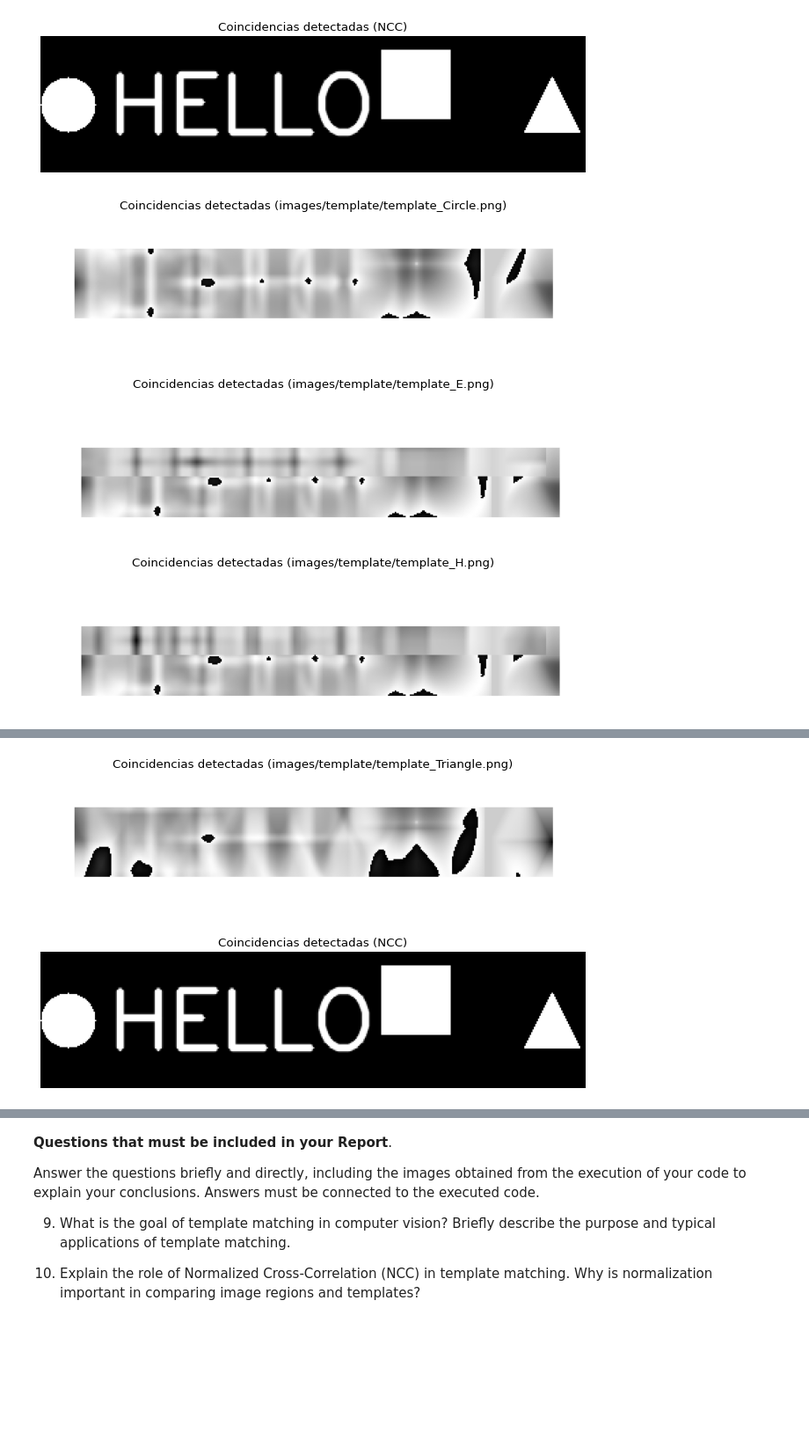
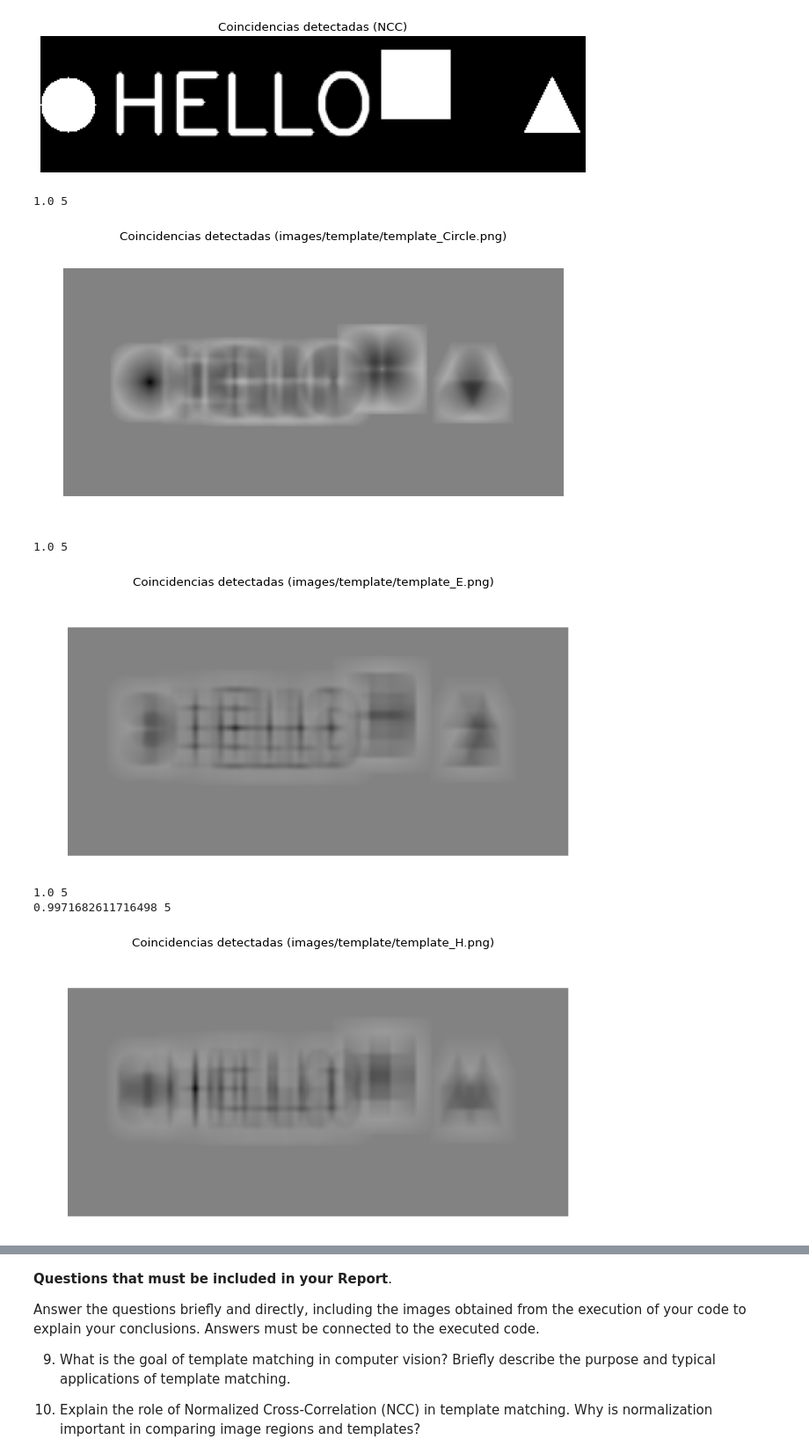
Before and after one commit to Pablo-H-H/Proyecto-1-Vision-Por-Computador, a Jupyter notebook: Project1.ipynb, the cells around one changed output, grey strips where cells are left out. Shown at 88% size. Cells and saved outputs as stored; diff of their text form; code cells hidden in the pictures; blank space fills up the shorter version.

```diff
--- a/Project1.ipynb
+++ b/Project1.ipynb
@@ -653,7 +653,9 @@ def draw_bounding_boxesDIF(image, matches, template_shape):
     tmpl_height, tmpl_width = template_shape
     for level, (y, x) in matches:
         # Draw rectangle (bounding box)
-        output_image[y + tmpl_height//2, x + tmpl_width//2] = 255 - ((level * 200) + 50 ) # Change this gray level as needed.
+        output_image[y + tmpl_height//2, x + tmpl_width//2] = 255 - ((level * 125) + 125 ) # Change this gray level as needed.
+        if output_image[y + tmpl_height//2, x + tmpl_width//2] < 10 :
+            print(level, output_image[y + tmpl_height//2, x + tmpl_width//2])
 
     return output_image
 # %%
@@ -850,7 +852,7 @@ plt.show()
 # %%
 # Load image
 image = cv2.imread("images/template/template_example.png", 0)
-image = np.pad(image, 0)
+image = np.pad(image, 100)
 
 # Load templates
 files_path = ["images/template/template_Circle.png",
@@ -874,33 +876,37 @@ threshold = 0.8
 
 i = 0
 # Perform template matching for each template
 for template, shape in templates:
   matches = normalized_cross_correlation(image, template)
   matches = filter_resultsDIF(matches, threshold)
 
   all_matches.extend(matches)
   # # Draw bounding boxes around matches
   result_image = draw_bounding_boxesDIF(image, all_matches, shape)
 
   # Display result image
   # Your code goes here!
 
   plt.figure(figsize=(10, 8), dpi=80)
   plt.imshow(cv2.cvtColor(result_image, cv2.COLOR_BGR2RGB))
   plt.title(f"Coincidencias detectadas ({files_path[i]})")
   plt.axis("off")
   plt.show()
   i+=1
 
 
 
 
 plt.figure(figsize=(10, 8), dpi=80)
 plt.imshow(cv2.cvtColor(image, cv2.COLOR_BGR2RGB))
 plt.title("Coincidencias detectadas (NCC)")
 plt.axis("off")
 plt.show()
 # %% [output]
+1.0 5
-[figure, old version]
+[figure, new version]
+1.0 5
-[figure, old version]
+[figure, new version]
+1.0 5
+0.9971682611716498 5
-[figure, old version]
+[figure, new version]
@@ -910,2 +921,0 @@ plt.show()
-[figure, removed]
-[figure, removed]
```
Also changed, not shown: parts of 6 cells of this notebook.
